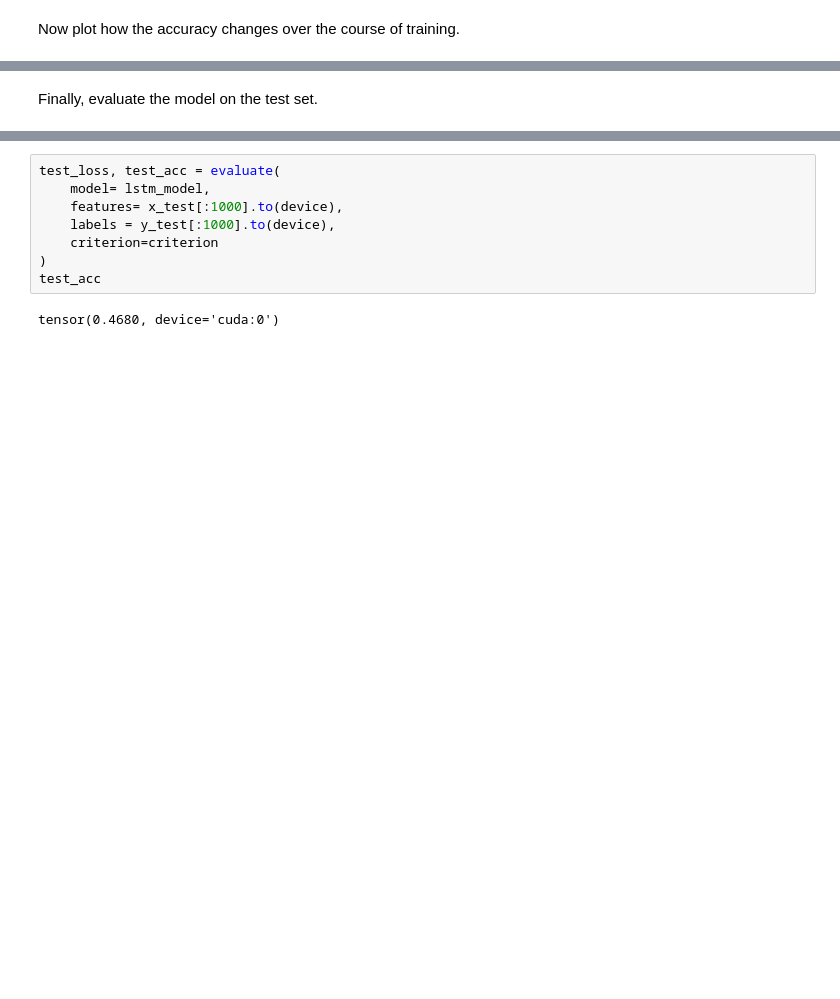
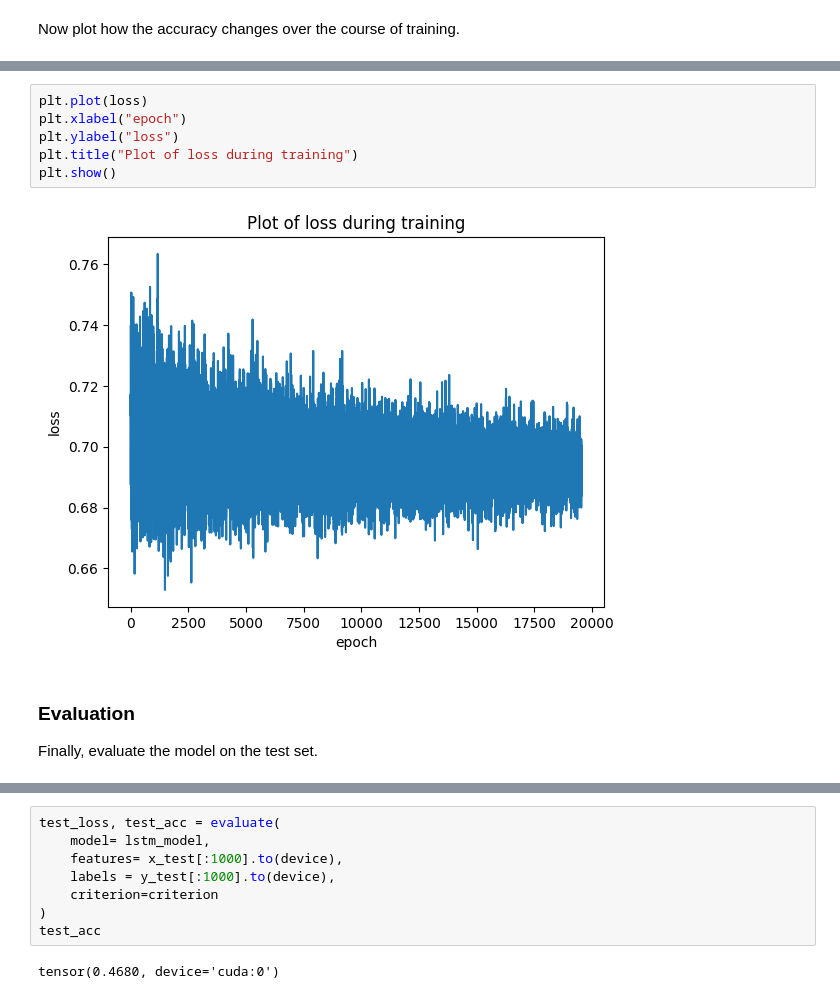
Before and after one commit to ivganev/imdb-movie-reviews, a Jupyter notebook: IMDB.ipynb, the cells around one changed output, grey strips where cells are left out. Cells and saved outputs as stored; diff of their text form; blank space fills up the shorter version.

```diff
--- a/IMDB.ipynb
+++ b/IMDB.ipynb
@@ -471,2 +489,12 @@ plt.show()
+# %%
+plt.plot(loss)
+plt.xlabel("epoch")
+plt.ylabel("loss")
+plt.title("Plot of loss during training")
+plt.show()
+# %% [output]
+[figure, added]
 # %% [markdown]
+### Evaluation
+
 Finally, evaluate the model on the test set.
```
Also changed, not shown: parts of 32 cells of this notebook.
